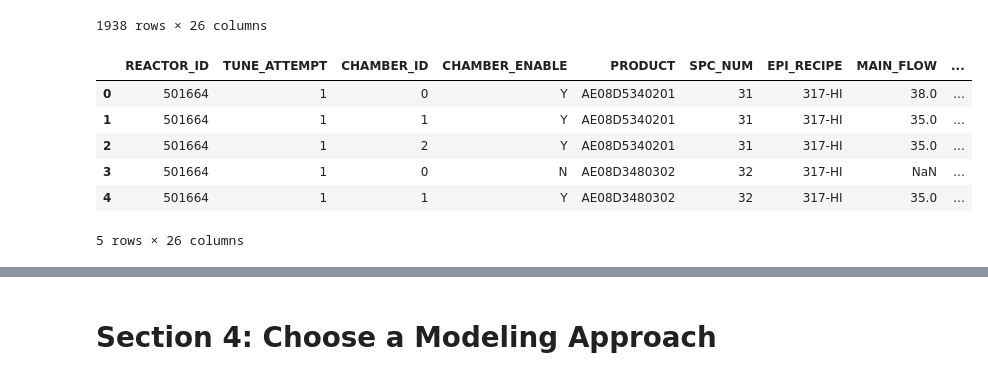
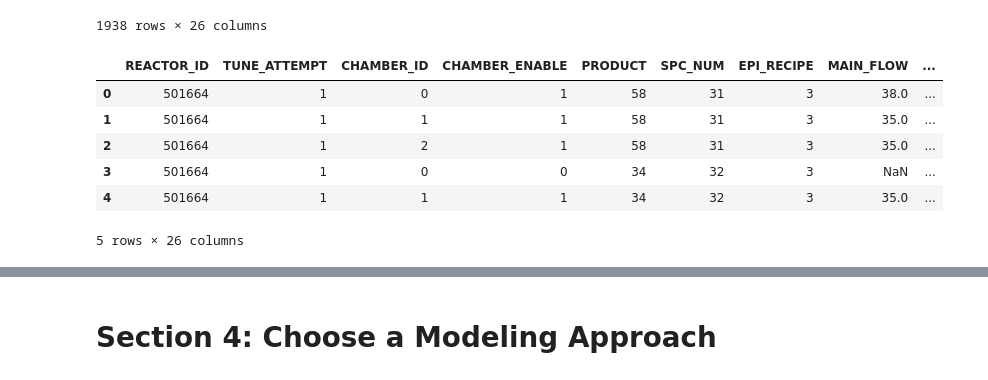
Before and after one commit to melvintcs/EPS_AI, a Jupyter notebook: IPP-1.ipynb, the cells around one changed output, grey strips where cells are left out. Drawn from its saved outputs; the diff is of its cells as text; code cells hidden in the pictures.

```diff
--- a/IPP-1.ipynb
+++ b/IPP-1.ipynb
@@ -72,23 +72,23 @@ epiData
 # %%
 #encoding
 from sklearn.preprocessing import LabelEncoder
 
 df_encoded = epiData.copy()
 
-categorical_columns = ['CHAMBER_ID', 'SPC_NUM']
+categorical_columns = ['CHAMBER_ID', 'CHAMBER_ENABLE', 'PRODUCT', 'SPC_NUM', 'EPI_RECIPE', 'TUNE_RESULT']
 
 label_encoders = {}
 for col in categorical_columns:
   le = LabelEncoder()
   df_encoded[col] = le.fit_transform(epiData[col])
   label_encoders[col] = le
 
 df_encoded.head()
 # %% [output]
 |  | REACTOR_ID | TUNE_ATTEMPT | CHAMBER_ID | CHAMBER_ENABLE | PRODUCT | SPC_NUM | EPI_RECIPE | MAIN_FLOW | ... |
-| 0 | 501664 | 1 | 0 | Y | AE08D5340201 | 31 | 317-HI | 38.0 | ... |
-| 1 | 501664 | 1 | 1 | Y | AE08D5340201 | 31 | 317-HI | 35.0 | ... |
-| 2 | 501664 | 1 | 2 | Y | AE08D5340201 | 31 | 317-HI | 35.0 | ... |
-| 3 | 501664 | 1 | 0 | N | AE08D3480302 | 32 | 317-HI | NaN | ... |
-| 4 | 501664 | 1 | 1 | Y | AE08D3480302 | 32 | 317-HI | 35.0 | ... |
+| 0 | 501664 | 1 | 0 | 1 | 58 | 31 | 3 | 38.0 | ... |
+| 1 | 501664 | 1 | 1 | 1 | 58 | 31 | 3 | 35.0 | ... |
+| 2 | 501664 | 1 | 2 | 1 | 58 | 31 | 3 | 35.0 | ... |
+| 3 | 501664 | 1 | 0 | 0 | 34 | 32 | 3 | NaN | ... |
+| 4 | 501664 | 1 | 1 | 1 | 34 | 32 | 3 | 35.0 | ... |
 5 rows × 26 columns
```
Also changed, not shown: parts of 29 cells of this notebook.
